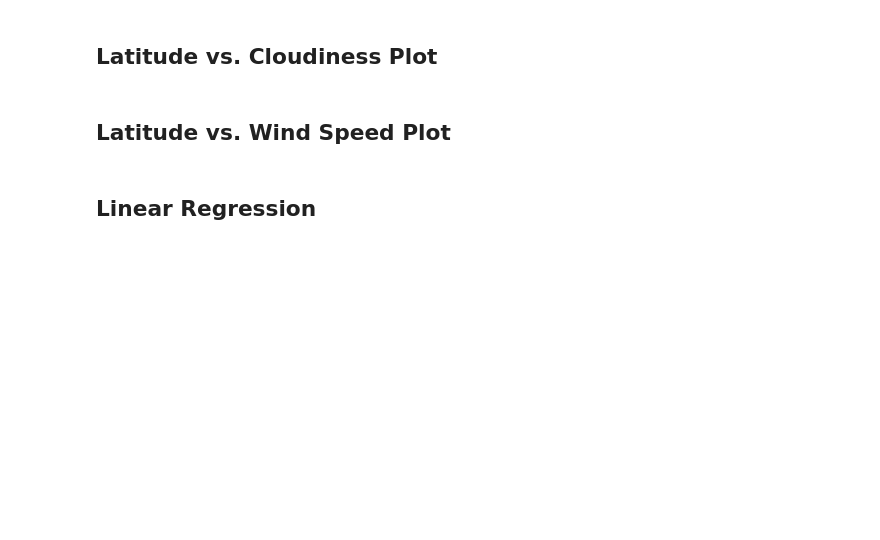
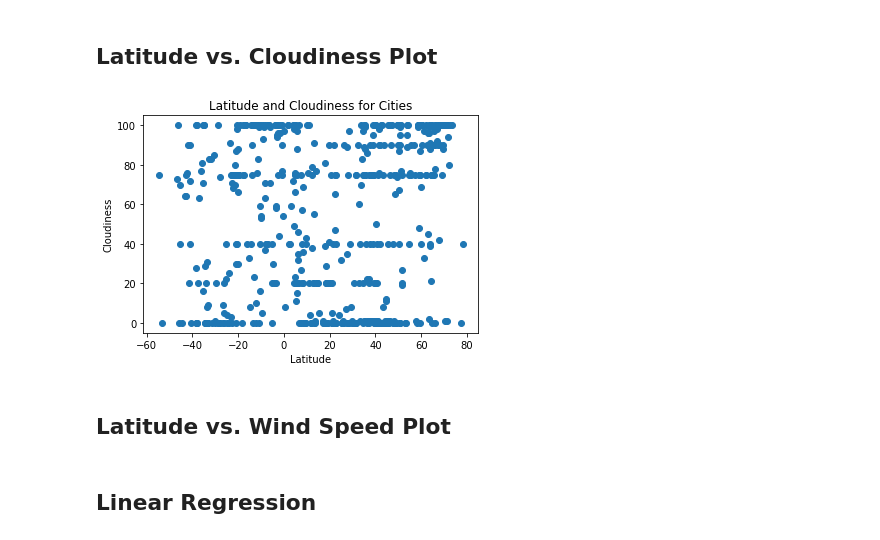
Before and after one commit to Jenkir/Visualizing-Global-Weather-Using-Python-and-APIs, a Jupyter notebook: WeatherPy.ipynb, the cells around one changed output. Drawn from its saved outputs; the diff is of its cells as text; code cells hidden in the pictures; blank space fills up the shorter version.

```diff
--- a/WeatherPy.ipynb
+++ b/WeatherPy.ipynb
@@ -210,5 +199,15 @@ Skip this step if there are no cities that have humidity > 100%.
 # %% [markdown]
 ## Latitude vs. Cloudiness Plot
+# %%
+#create scatter plot for latitude vs. cloudiness
+plt.scatter(city_weather["Lat"], city_weather['Cloudiness'], marker='o')
+plt.title(f'Latitude and Cloudiness for Cities')
+plt.xlabel("Latitude")
+plt.ylabel("Cloudiness")
+plt.savefig("Latitude and Cloudiness.png")
+plt.show()
+# %% [output]
+[figure, added]
 # %% [markdown]
 ## Latitude vs. Wind Speed Plot
 # %% [markdown]
```
Also changed, not shown: parts of 8 cells of this notebook, 4 other files.
